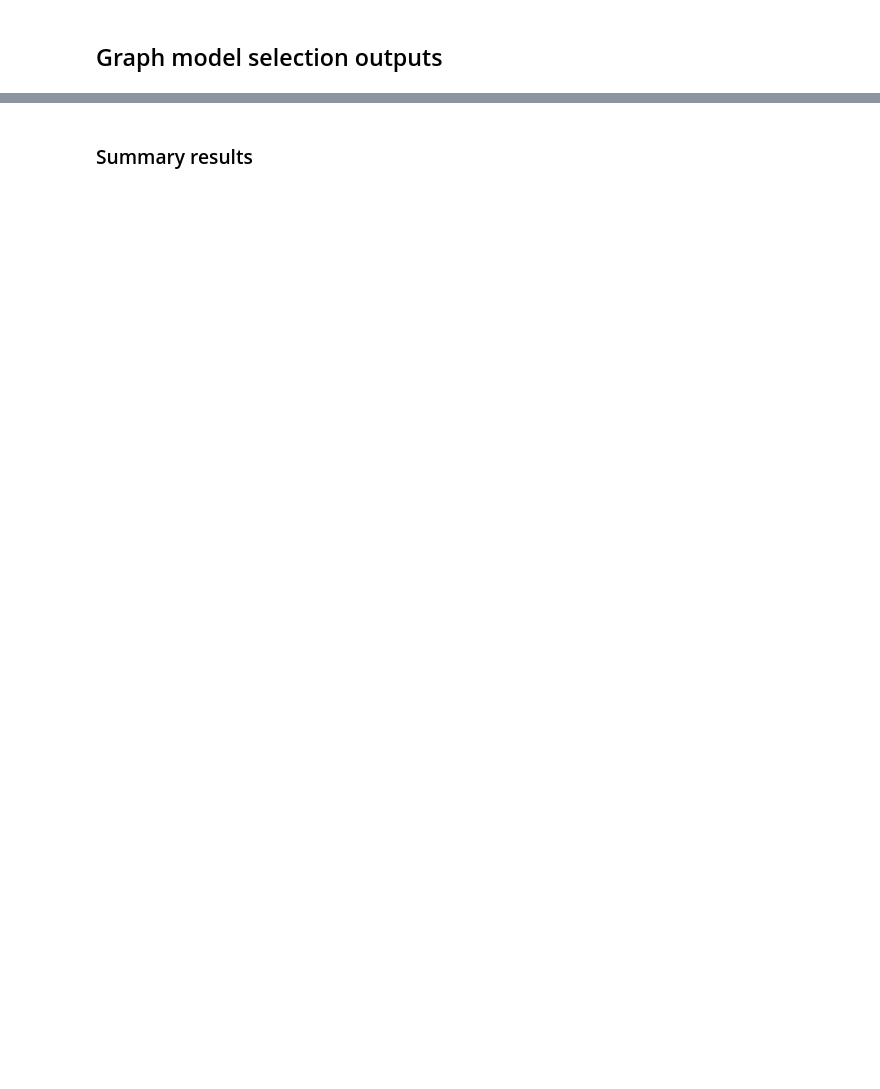
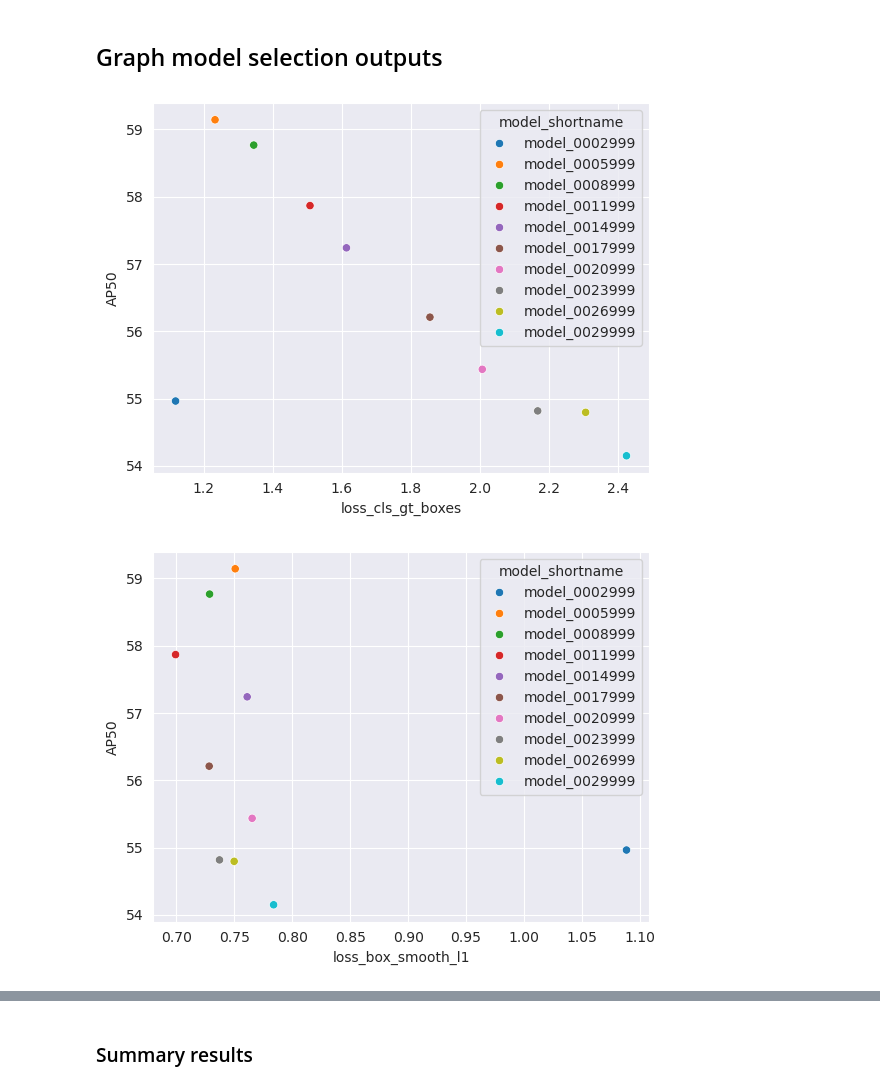
Before and after one commit to hdoi5324/aldi0107, a Jupyter notebook: tools/model_selection.ipynb, the cells around one changed output, grey strips where cells are left out. Saved outputs shown, nothing was run; the diff lists cells and outputs as text; code cells hidden in the pictures; blank space fills up the shorter version.

```diff
--- a/tools/model_selection.ipynb
+++ b/tools/model_selection.ipynb
@@ -37,3 +37,21 @@ if False:
     outputs_transform_filename = f"/home/heather/GitHub/aldi0107/outputs/urchininf/{run}/model_selection/model_selection.json"
     df_transform = load_model_selection(outputs_transform_filename)
     df = pd.concat([df, df_transform[df_transform['source']]])
+# %%
+
+factors =  ['loss_cls_gt_boxes', 'loss_box_smooth_l1', 'loss_box_iou', 'loss_box_giou', 'loss_box_giou_diff', 'total_loss' ]
+cls_factor = factors[0]
+box_factor = factors[3]
+
+#factors = [cls_factor, box_factor]
+eval = 'AP50'
+
+for f in factors:
+    sns.scatterplot(data=df, x=f, y=eval, hue='model_shortname')
+    plt.show()
+
+# Show plot
+plt.show()
+# %% [output]
+[figure, added]
+[figure, added]
```
Also changed, not shown: parts of 6 cells of this notebook, 9 other files.
